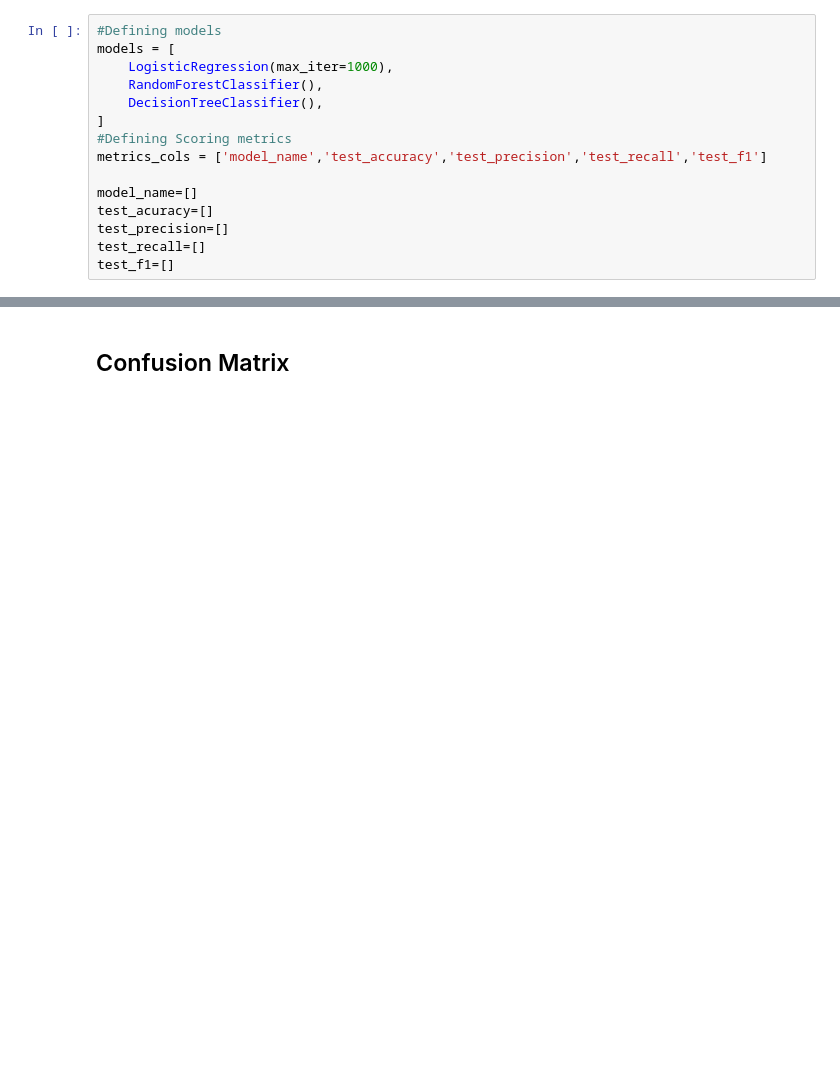
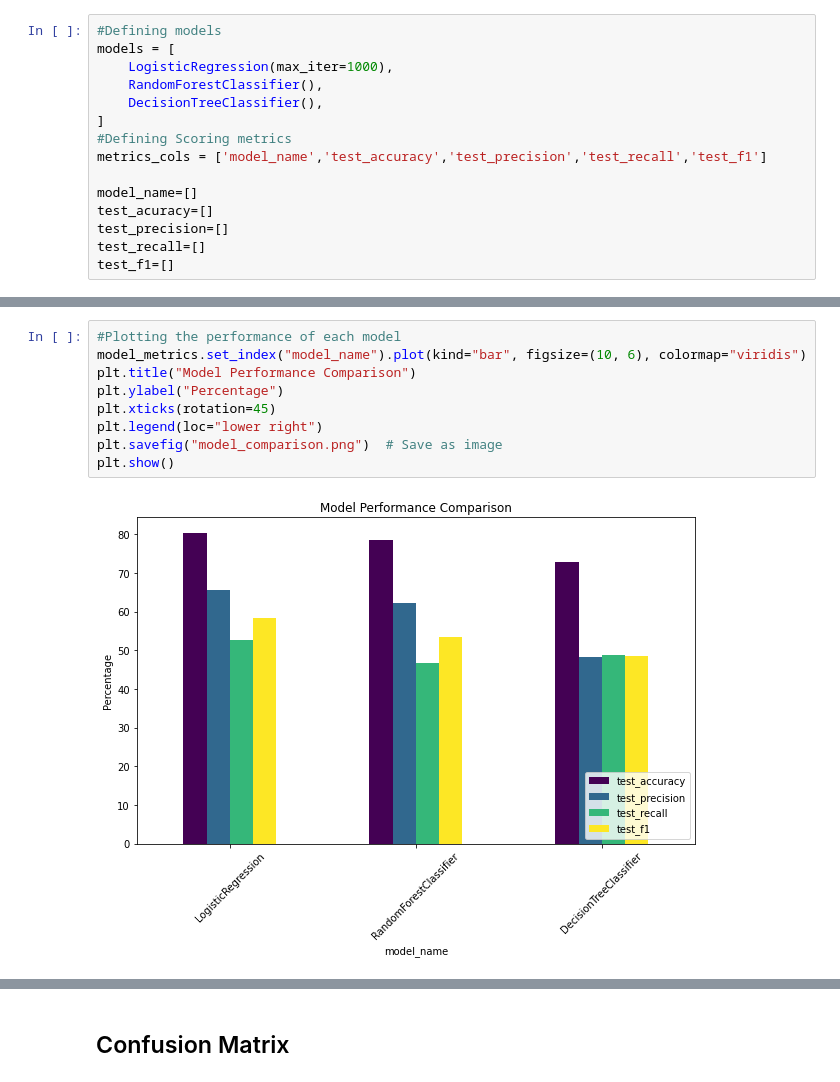
Before and after one commit to LoiseWK/Customer_Churn_Prediction, a Jupyter notebook: Customer_Churn.ipynb, the cells around one changed output, grey strips where cells are left out. Cells and saved outputs as stored; diff of their text form; blank space fills up the shorter version.

```diff
--- a/Customer_Churn.ipynb
+++ b/Customer_Churn.ipynb
@@ -442,0 +436,11 @@ The Logistic Regression model achieved the highest accuracy of 80.36%, followed
+# %%
+#Plotting the performance of each model
+model_metrics.set_index("model_name").plot(kind="bar", figsize=(10, 6), colormap="viridis")
+plt.title("Model Performance Comparison")
+plt.ylabel("Percentage")
+plt.xticks(rotation=45)
+plt.legend(loc="lower right")
+plt.savefig("model_comparison.png")  # Save as image
+plt.show()
+# %% [output]
+[figure, added]
```
Also changed, not shown: parts of 14 cells of this notebook.
